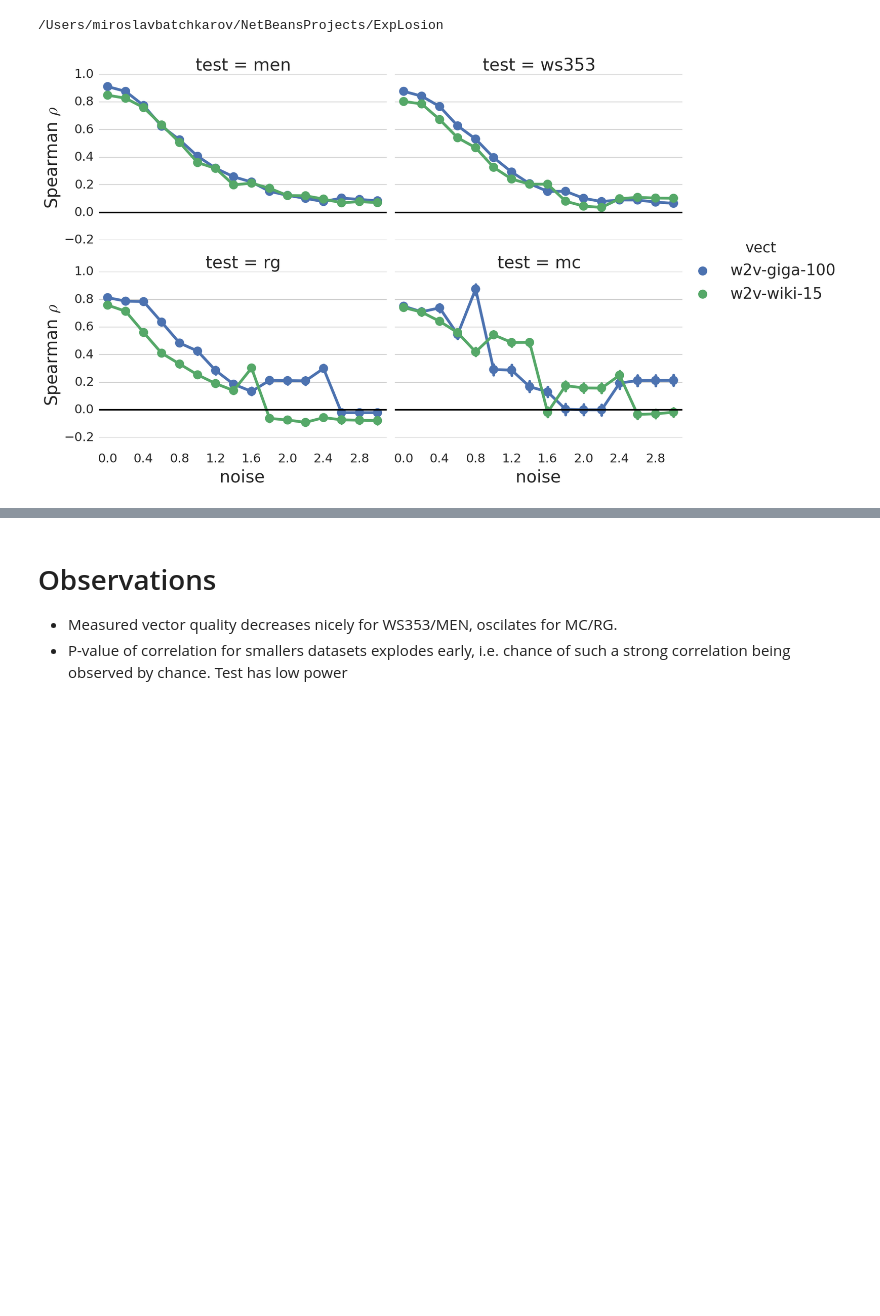
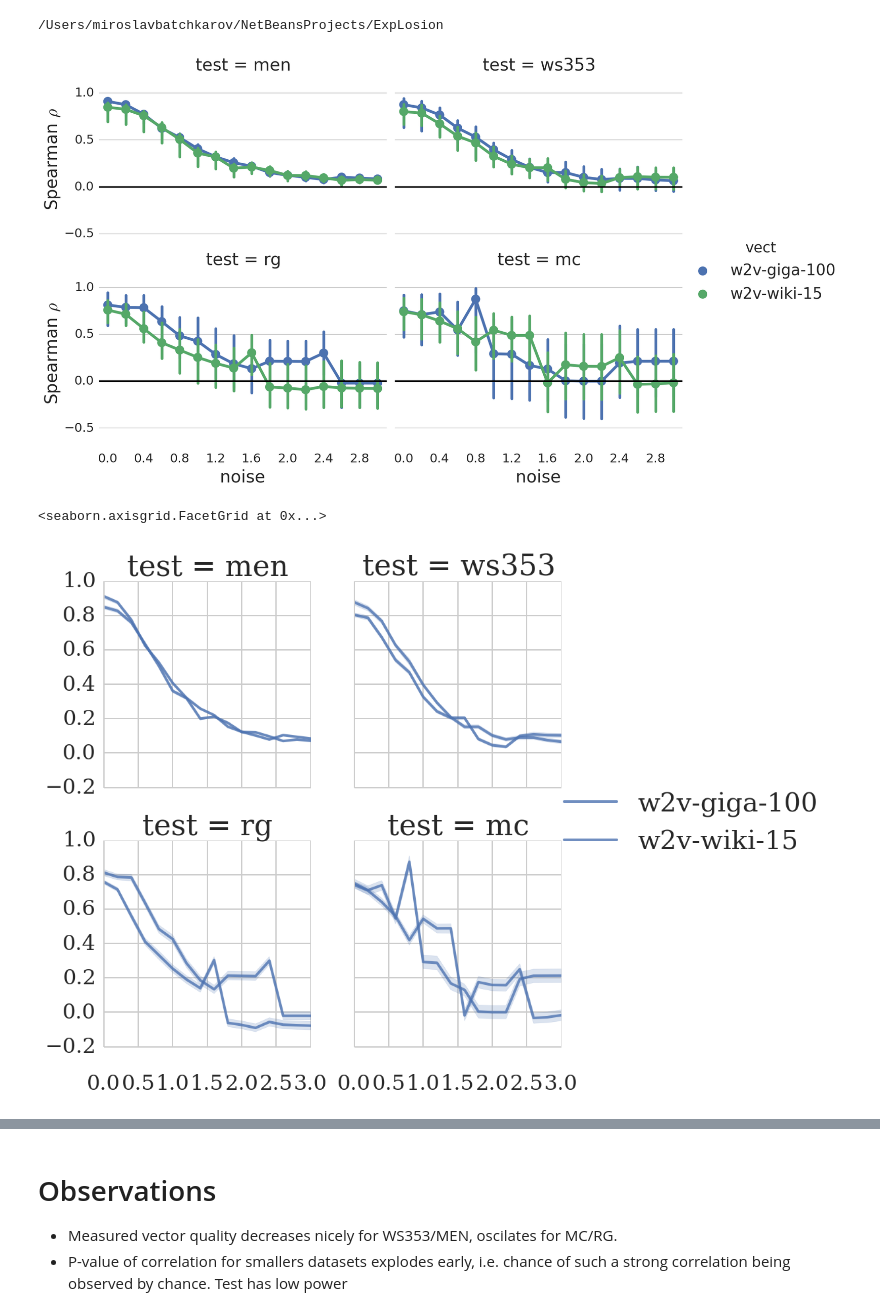
Before and after one commit to mbatchkarov/ExpLosion, a Jupyter notebook: notebooks/intrinsic_eval.ipynb, the cells around one changed output, grey strips where cells are left out. Cells and saved outputs as stored; diff of their text form; code cells hidden in the pictures; blank space fills up the shorter version.

```diff
--- a/notebooks/intrinsic_eval.ipynb
+++ b/notebooks/intrinsic_eval.ipynb
@@ -35,15 +40,9 @@ from notebooks.common_imports import *
 # %%
-noise_df = pd.read_csv('../thesisgenerator/intrinsic_noise_word_level.csv')
-
 with sns.axes_style('whitegrid'):
     g = sns.factorplot(x='noise', hue='vect', col='test', y='corr', col_wrap=2,
                        data=noise_df[noise_df.kind == 'strict'], kind='point',
                        x_order=sorted(noise_df.noise.unique()), aspect=1.5,
                       col_order = ['men', 'ws353', 'rg', 'mc']);
-#     g = sns.FacetGrid(data=noise_df[noise_df.kind == 'strict'],
-#                       col='test', col_wrap=2)
-#     g.map_dataframe(sns.tsplot, time='noise', condition='vect', value='corr', unit='folds',
-#                    ci=95, alpha=.8, err_style='ci_bars')
 g.set_ylabels('Spearman $\\rho$')
 sns.despine(left=True, bottom=True)
 for ax in g.axes.flat:
@@ -52,7 +51,23 @@ for ax in g.axes.flat:
 
 plt.savefig('plot-intrinsic-noise.pdf', format='pdf', dpi=300, bbox_inches='tight', pad_inches=0.1)
 # %% [output]
-[figure, old version]
+[figure, new version]
+# %%
+g = sns.FacetGrid(data=noise_df[noise_df.kind == 'strict'],
+                  col='test', col_wrap=2, legend_out=True,
+                 col_order = ['men', 'ws353', 'rg', 'mc'])
+g.map_dataframe(sns.tsplot, time='noise', condition='vect', value='corr', unit='folds',
+               ci=95, alpha=.8, err_style='ci_band').add_legend();
+# # sns.tsplot()
+# print(noise_df.shape)
+# # for (row_i, col_j, hue_k), data_ijk in g.facet_data():
+# #     print(row_i, col_j, hue_k, data_ijk.shape)
+# plt.figure()
+# sns.tsplot(data_ijk, time='noise', condition='vect', value='corr', unit='folds',
+# ci=95, alpha=.8, err_style='ci_band')
+# %% [output]
+<seaborn.axisgrid.FacetGrid at 0x...>
+[figure, added]
 # %%
 with sns.axes_style('whitegrid'):
     g = sns.factorplot(x='noise', col='vect', hue='test', y='pval',
```
Also changed, not shown: parts of 5 cells of this notebook.
